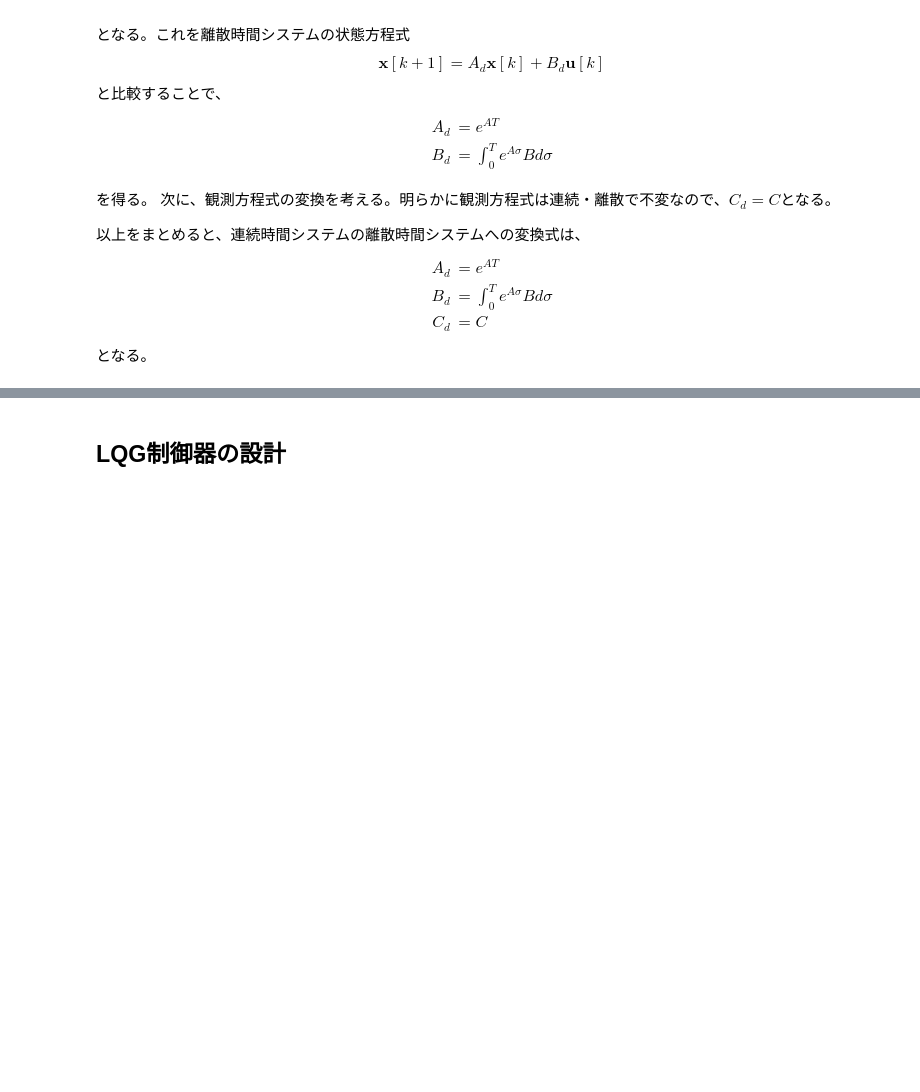
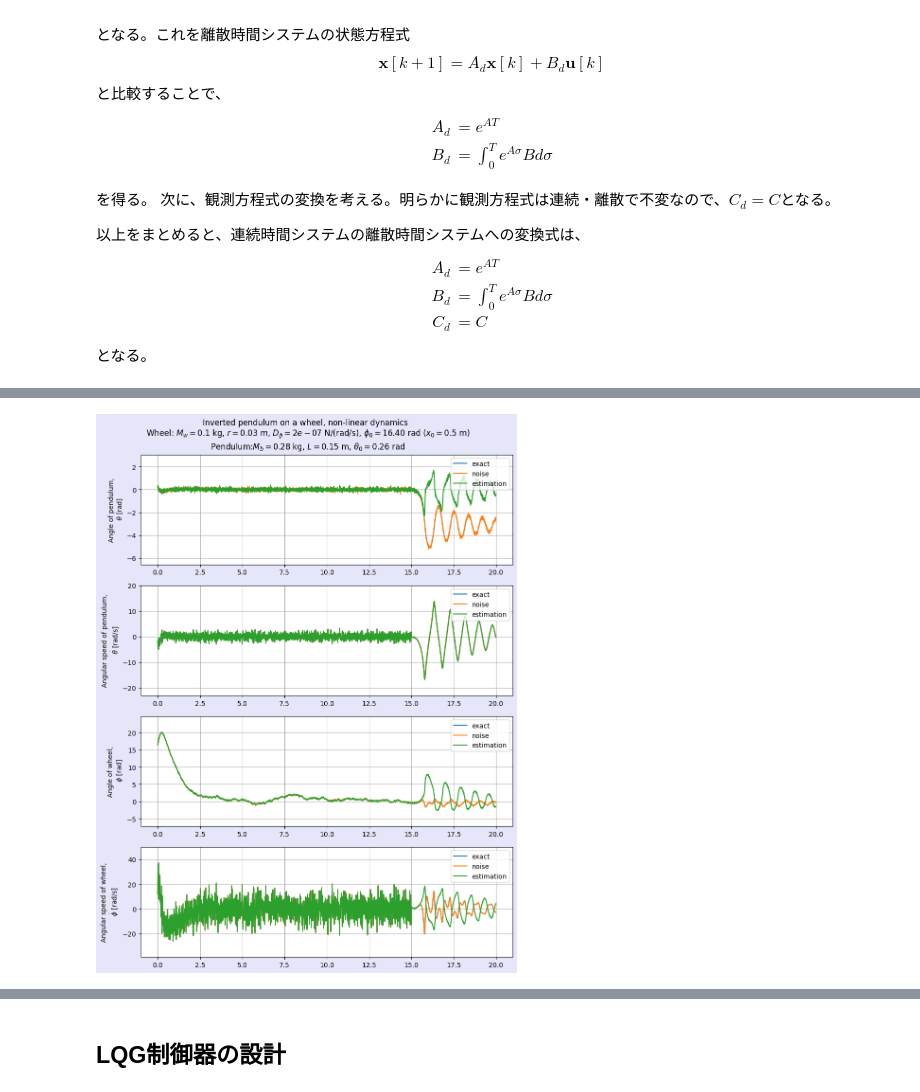
Before and after one commit to HoneyMack/wheel_inverted_pendulum, a Jupyter notebook: motor_driven_wheeled_inverted_pendulum_simulation.ipynb, the cells around one changed output, grey strips where cells are left out. Saved outputs shown, nothing was run; the diff lists cells and outputs as text; code cells hidden in the pictures; blank space fills up the shorter version.

```diff
--- a/motor_driven_wheeled_inverted_pendulum_simulation.ipynb
+++ b/motor_driven_wheeled_inverted_pendulum_simulation.ipynb
@@ -1400,0 +1598,24 @@ $$
+# %%
+# グラフを描画
+subtitle = f"Inverted pendulum on a wheel, non-linear dynamics \n \
+Wheel: $M_w = {M_w}$ kg, $r = {r}$ m, $D_\\phi = {D_phi}$ N/(rad/s), \
+$\\phi_0= {phi_init:.2f}$ rad ($x_0 = {r * (theta_init + phi_init):.1f}$ m)\n \
+Pendulum:$M_b = {M_b}$ kg, $L = {L}$ m, $\\theta_0 = {theta_init:.2f}$ rad"
+
+
+data_list = [
+    [(theta_hist, "exact"), (theta_noise_hist, "noise"), (theta_est_hist, "estimation")],
+    [(dtheta_hist, "exact"), (dtheta_noise_hist, "noise"), (dtheta_est_hist, "estimation")],
+    [(phi_hist, "exact"), (phi_noise_hist, "noise"), (phi_est_hist, "estimation")],
+    [(dphi_hist, "exact"), (dphi_noise_hist, "noise"), (dphi_est_hist, "estimation")],
+]
+labels_list = [
+    "Angle of pendulum,\n $\\theta$ [rad]",
+    "Angular speed of pendulum,\n $\\dot{\\theta}$ [rad/s]",
+    "Angle of wheel,\n $\\phi$ [rad]",
+    "Angular speed of wheel,\n $\\dot{\\phi}$ [rad/s]",
+]
+
+plot_time_domain(subtitle, t_points, data_list, labels_list)
+# %% [output]
+[figure, added]
```
Also changed, not shown: parts of 12 cells of this notebook.
